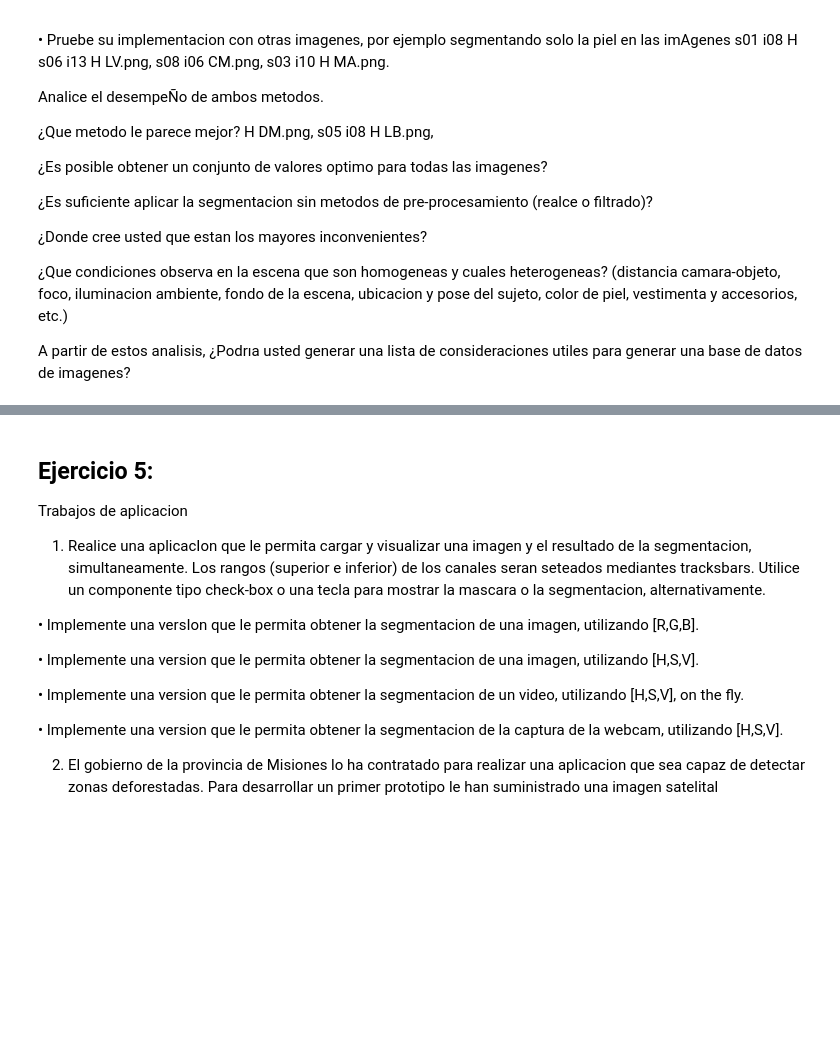
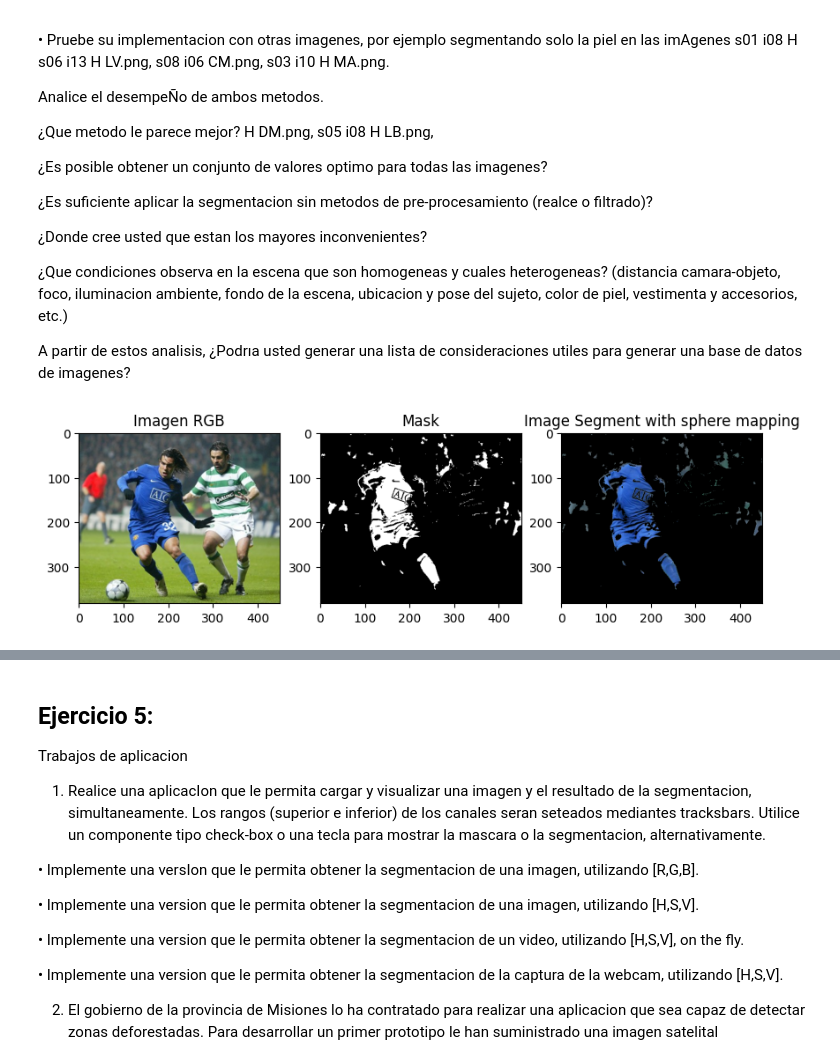
Before and after one commit to aguusandy/pdi-2024, a Jupyter notebook: Unidad4_PDI_color.ipynb, the cells around one changed output, grey strips where cells are left out. Saved outputs shown, nothing was run; the diff lists cells and outputs as text; code cells hidden in the pictures; blank space fills up the shorter version.

```diff
--- a/Unidad4_PDI_color.ipynb
+++ b/Unidad4_PDI_color.ipynb
@@ -155,0 +221,26 @@ Este proceso permite separar la imagen en regiones utilizando informacion del co
+# %%
+# EJERCICIO 4
+img_futbol = cv2.imread('futbol.jpg')
+
+# read the image in rgb and hsv
+img_futbol_rgb = cv2.cvtColor(img_futbol,cv2.COLOR_RGB2BGR)
+img_futbol_hsv = cv2.cvtColor(img_futbol,cv2.COLOR_RGB2HSV)
+
+# for the rgb model: segmentation from a sphere region
+#   if( np.sum( (pixel_value - center_sphere)**2 ) < radius) =>  Si = Ri
+#   else   =>  Si = [0,0,0] -> black
+
+# for the hsv model use a rectangle region
+# into_hsv =cv2.cvtColor(frame,cv2.COLOR_BGR2HSV)
+# L_limit=np.array([98,50,50]) # setting the blue lower limit
+# U_limit=np.array([139,255,255]) # setting the blue upper limit
+# b_mask=cv2.inRange(into_hsv,L_limit,U_limit)
+# blue=cv2.bitwise_and(frame,frame,mask=b_mask)
+# %%
+def generate_mask_sphere(center, radius, img):
+  mask = np.zeros(img.shape)
+  for i in np.arange(0, mask.shape[0]):
+      for j in np.arange(0, mask.shape[1]):
+          if np.sum((img[i,j] - center)**2) < radius**2:
+              mask[i,j] = [255,255,255]
+  return mask.astype(np.uint8)
@@ -155,0 +254,14 @@ Este proceso permite separar la imagen en regiones utilizando informacion del co
+# %%
+def segmentation_sphere_rgb(red,green,blue,radius,img):
+  center_sphere_rgb = np.array([red,green,blue])
+  # obtain the mask and segment of the image using the bitwise_and
+  mask = generate_mask_sphere(center_sphere_rgb,radius,img)
+  segment = cv2.bitwise_and(img,mask)
+  # plot the original image and the segment obtain from the sphere mapping
+  fig,ax = plt.subplots(nrows=1,ncols=3,figsize=(10,10))
+  ax[0].imshow(img)
+  ax[0].set_title('Imagen RGB')
+  ax[1].imshow(mask,cmap='gray')
+  ax[1].set_title('Mask')
+  ax[2].imshow(segment)
+  ax[2].set_title('Image Segment with sphere mapping')
@@ -155,0 +283,7 @@ Este proceso permite separar la imagen en regiones utilizando informacion del co
+# %%
+# the rgb mapping -> define the color of the center of the sphere and the radius
+r_value = 26; g_value = 78; b_value = 179
+radius_rgb = 100
+segmentation_sphere_rgb(r_value,g_value,b_value,radius_rgb,img_futbol_rgb)
+# %% [output]
+[figure, added]
```
Also changed, not shown: parts of 19 cells of this notebook.
